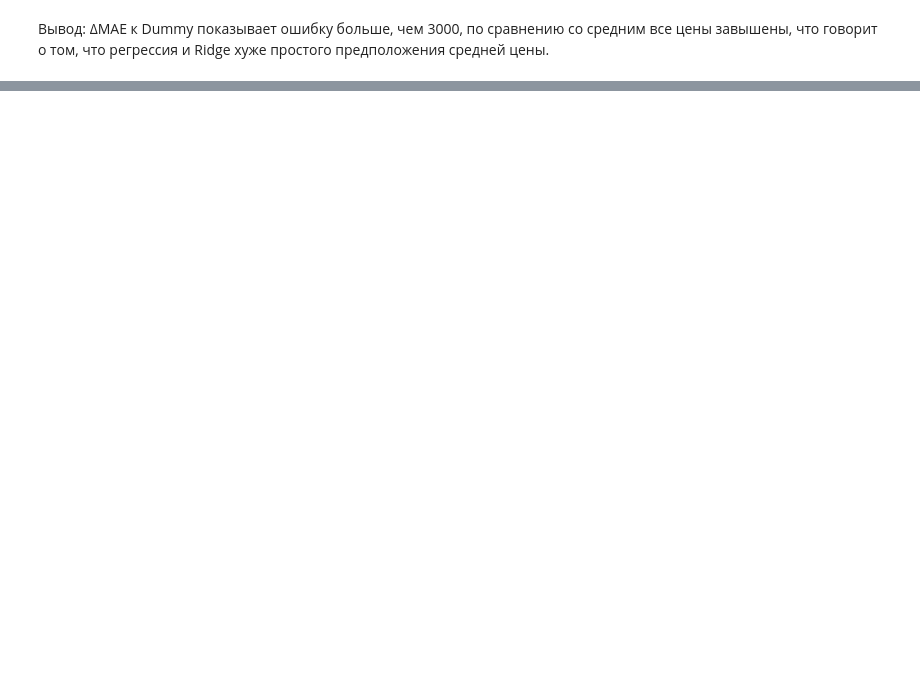
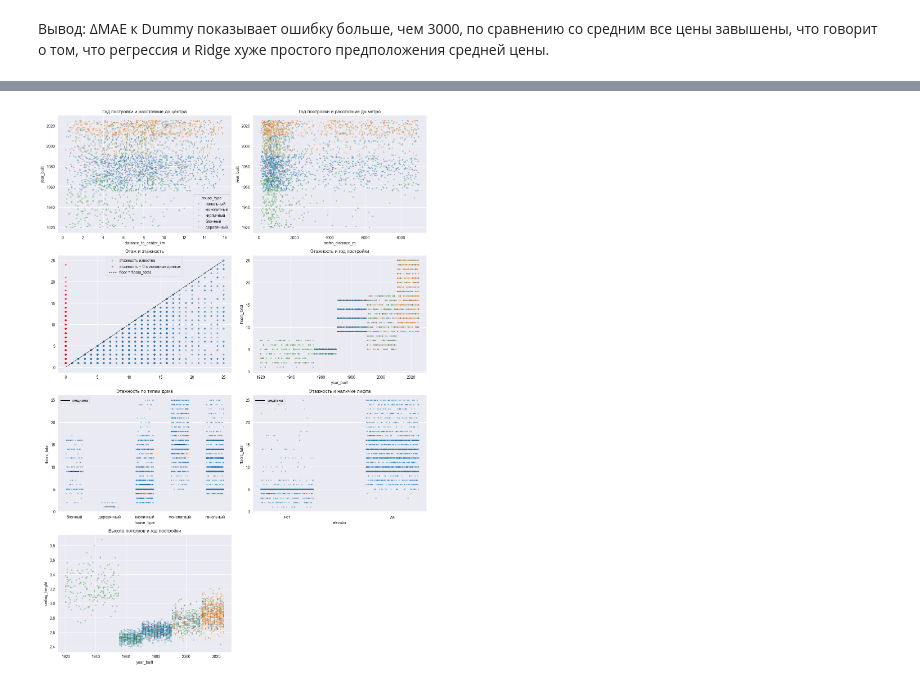
Before and after one commit to 6VolGirl/6VolGirl-Suhodolova_Anna_Lab2, a Jupyter notebook: notebooks/01_preparation.ipynb, the cells around one changed output, grey strips where cells are left out. Saved outputs shown, nothing was run; the diff lists cells and outputs as text; code cells hidden in the pictures; blank space fills up the shorter version.

```diff
--- a/notebooks/01_preparation.ipynb
+++ b/notebooks/01_preparation.ipynb
@@ -1619,0 +1314,57 @@ display(results.loc[best].sort_values("MAE").round(2))
+# %%
+# Для читаемости рисуем 3000 случайных строк до заполнения
+plot_data = X_clean.sample(3000 if len(X_clean) > 3000 else len(X_clean), random_state=RANDOM_STATE).copy()
+num_plot = ["year_built", "ceiling_height", "floors_total", "floor", "distance_to_center_km", "metro_distance_m"]
+plot_data[num_plot] = plot_data[num_plot].astype(float)
+style = dict(alpha=0.4, s=12, linewidth=0)
+
+fig, axes = plt.subplots(4, 2, figsize=(14, 20))
+
+# [0, 0] Год постройки и расстояние до центра
+sns.scatterplot(data=plot_data, x="distance_to_center_km", y="year_built", hue="house_type", ax=axes[0, 0], **style)
+axes[0, 0].set_title("Год постройки и расстояние до центра")
+
+# [0, 1] Год постройки и расстояние до метро
+sns.scatterplot(data=plot_data, x="metro_distance_m", y="year_built", hue="house_type", legend=False, ax=axes[0, 1], **style)
+axes[0, 1].set_title("Год постройки и расстояние до метро")
+
+# [1, 0] Этаж и этажность: точки не должны лежать выше диагонали floor = floors_total
+known = plot_data.dropna(subset=["floors_total", "floor"])
+zero_floor = X_train.loc[X_train["floors_total"] == 0, "floor"].astype(float)
+axes[1, 0].scatter(known["floors_total"], known["floor"], alpha=0.3, s=12, label="этажность известна")
+axes[1, 0].scatter(np.zeros(len(zero_floor)), zero_floor, color="red", alpha=0.4, s=12, label="этажность = 0 в исходных данных")
+axes[1, 0].plot([0, 25], [0, 25], "k--", linewidth=1, label="floor = floors_total")
+axes[1, 0].legend()
+axes[1, 0].set_title("Этаж и этажность")
+
+# [1, 1] Этажность и год постройки (этажность целая, поэтому точки лежат горизонтальными рядами)
+sns.scatterplot(data=plot_data, x="year_built", y="floors_total", hue="house_type", legend=False, ax=axes[1, 1], **style)
+axes[1, 1].set_title("Этажность и год постройки")
+
+# [2, 0] Этажность по типам дома: точки с разбросом по горизонтали и медиана каждого типа
+order = sorted(plot_data["house_type"].dropna().astype(str).unique())
+medians = plot_data.groupby(plot_data["house_type"].astype(str))["floors_total"].median().reindex(order)
+sns.stripplot(data=plot_data.assign(house_type=plot_data["house_type"].astype(str)), x="house_type", y="floors_total", order=order, jitter=0.25, alpha=0.4, size=3, ax=axes[2, 0])
+axes[2, 0].scatter(range(len(order)), medians.values, color="black", marker="_", s=600, label="медиана")
+axes[2, 0].legend()
+axes[2, 0].set_title("Этажность по типам дома")
+
+# [2, 1] Этажность и наличие лифта
+order_elev = ["нет", "да"]
+medians_elev = plot_data.groupby("elevator")["floors_total"].median().reindex(order_elev)
+sns.stripplot(data=plot_data, x="elevator", y="floors_total", order=order_elev, jitter=0.25, alpha=0.4, size=3, ax=axes[2, 1])
+axes[2, 1].scatter(range(len(order_elev)), medians_elev.values, color="black", marker="_", s=600, label="медиана")
+axes[2, 1].legend()
+axes[2, 1].set_title("Этажность и наличие лифта")
+
+# [3, 0] Высота потолков и год постройки
+sns.scatterplot(data=plot_data, x="year_built", y="ceiling_height", hue="house_type", legend=False, ax=axes[3, 0], **style)
+axes[3, 0].set_title("Высота потолков и год постройки")
+
+# [3, 1] Скрываем пустую ячейку
+axes[3, 1].set_visible(False)
+
+plt.tight_layout()
+plt.show()
+# %% [output]
+[figure, added]
```
Also changed, not shown: parts of 34 cells of this notebook, 1 other file.
